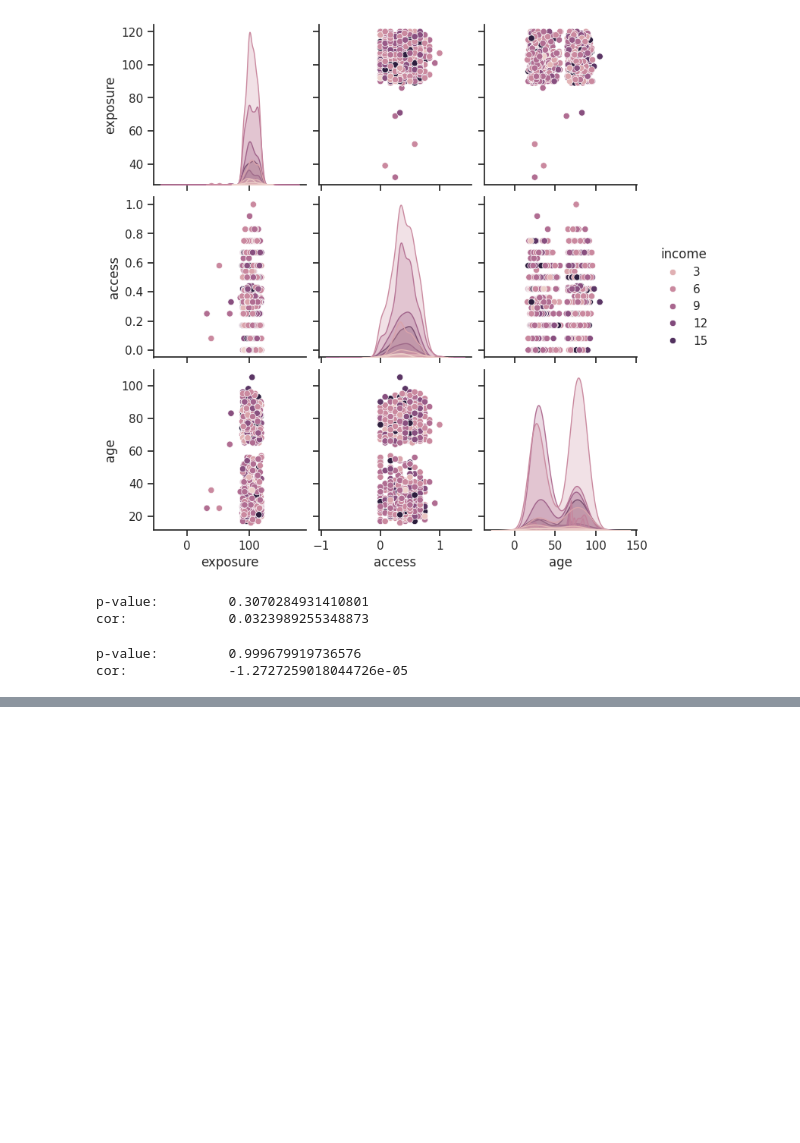
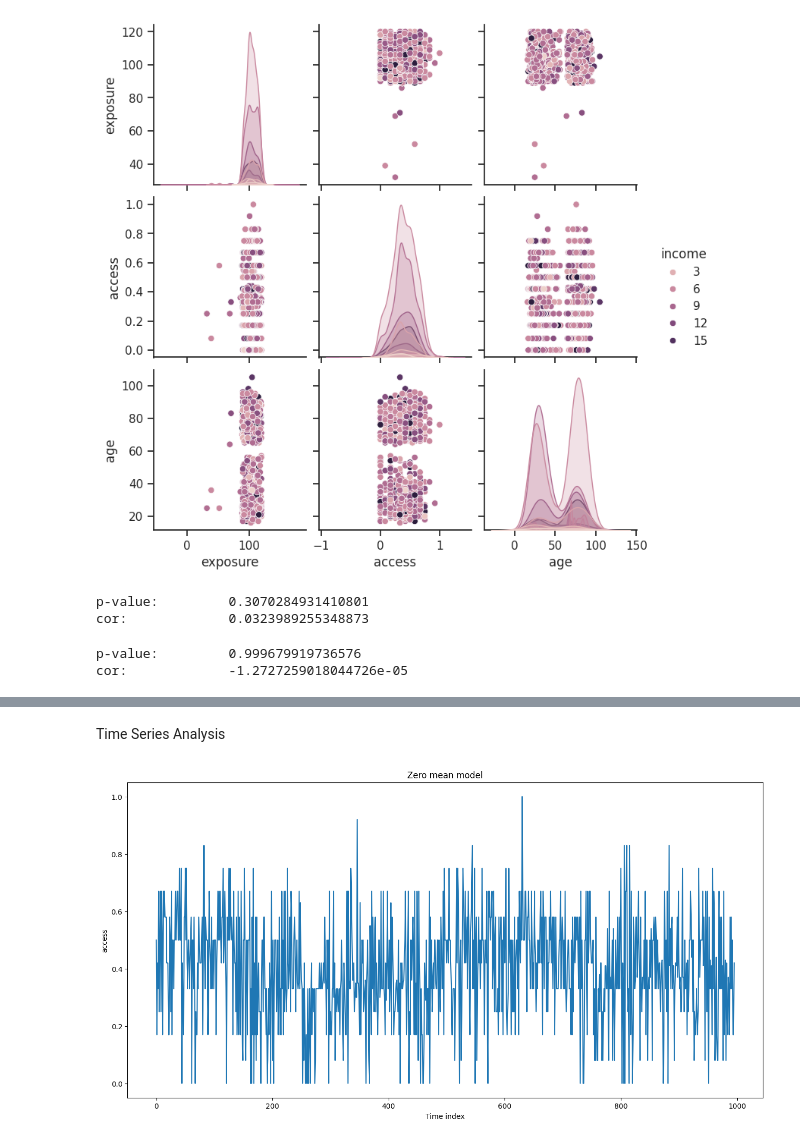
Before and after one commit to anushka10079/EDArepo, a Jupyter notebook: Untitled1.ipynb, the cells around one changed output, grey strips where cells are left out. Cells and saved outputs as stored; diff of their text form; code cells hidden in the pictures; blank space fills up the shorter version.

```diff
--- a/Untitled1.ipynb
+++ b/Untitled1.ipynb
@@ -483,0 +502,11 @@ TypeError: unsupported operand type(s) for +: 'int' and 'str'
+# %% [markdown]
+Time Series Analysis
+# %%
+#Using  the seaborn library to plot the time series data.
+plt.figure(figsize=(16, 8))
+g = sns.lineplot(data=dataframe.access)
+g.set_title('Zero mean model')
+g.set_xlabel('Time index')
+plt.show()
+# %% [output]
+[figure, added]
```
Also changed, not shown: parts of 49 cells of this notebook.
